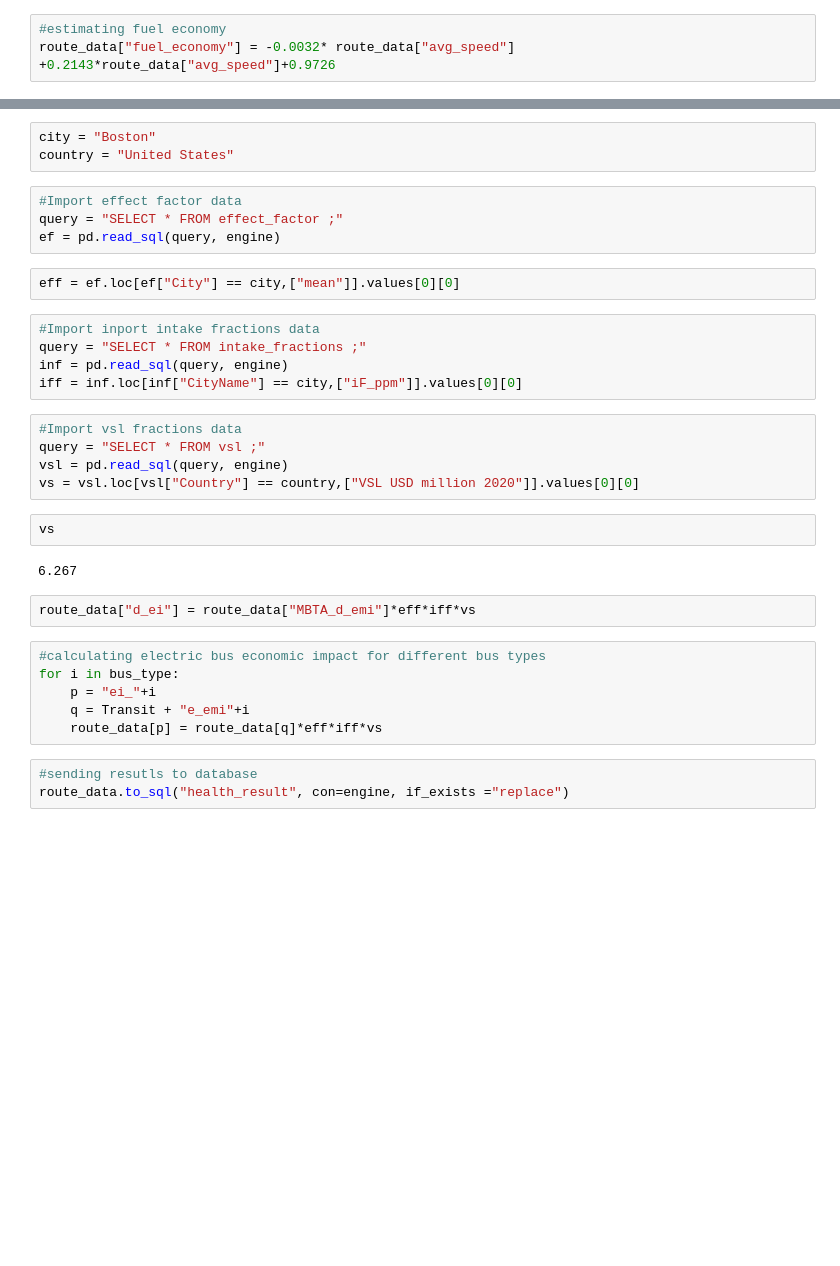
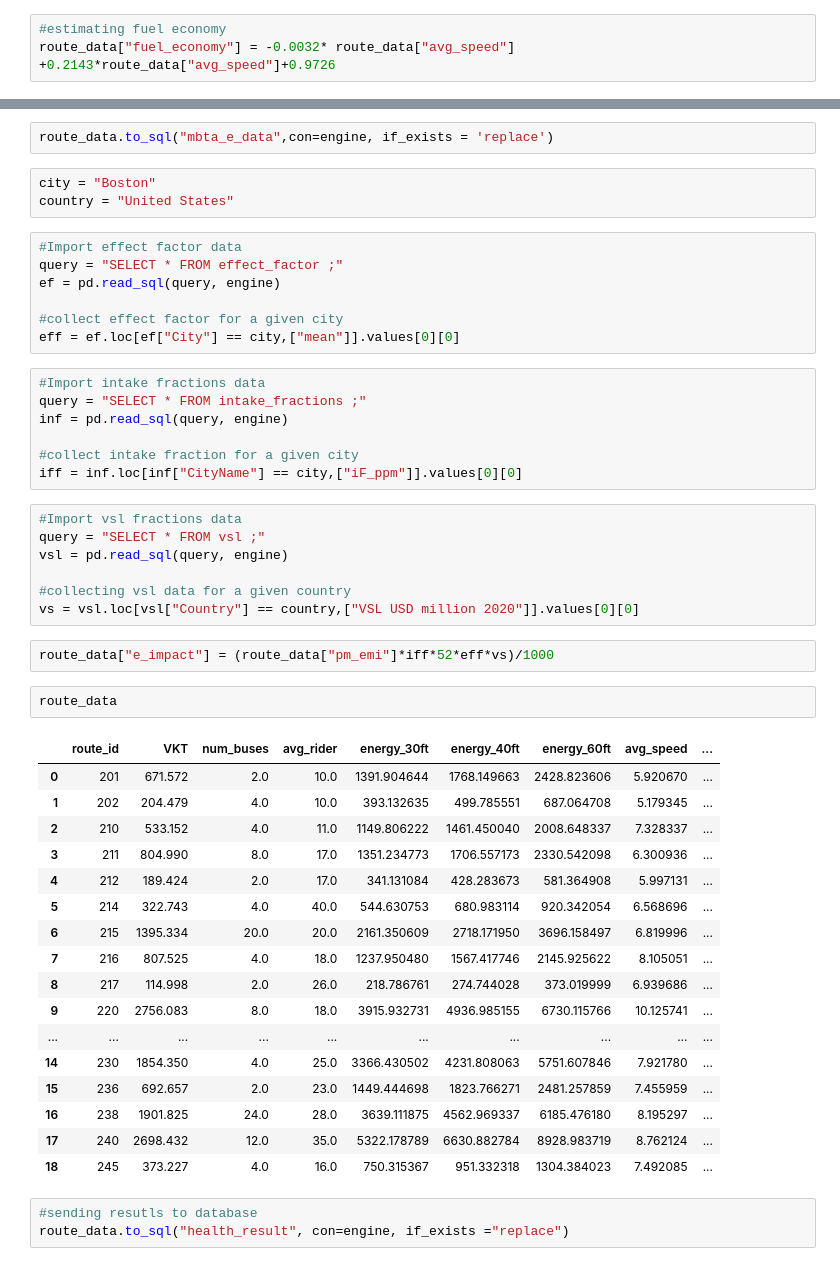
Before and after one commit to UpadhiV/evfleets, a Jupyter notebook: health_impacts .ipynb, the cells around one changed output, grey strips where cells are left out. Saved outputs shown, nothing was run; the diff lists cells and outputs as text; blank space fills up the shorter version.

```diff
--- a/health_impacts .ipynb
+++ b/health_impacts .ipynb
@@ -48,3 +62,5 @@ route_data.head()
+# %%
+route_data.to_sql("mbta_e_data",con=engine, if_exists = 'replace')
 # %%
 city = "Boston"
 country = "United States"
@@ -52,30 +68,45 @@ country = "United States"
 #Import effect factor data
 query = "SELECT * FROM effect_factor ;"
 ef = pd.read_sql(query, engine)
+
+#collect effect factor for a given city
+eff = ef.loc[ef["City"] == city,["mean"]].values[0][0]
-# %%
-eff = ef.loc[ef["City"] == city,["mean"]].values[0][0]
 # %%
-#Import inport intake fractions data
+#Import intake fractions data
 query = "SELECT * FROM intake_fractions ;"
 inf = pd.read_sql(query, engine)
+
+#collect intake fraction for a given city
 iff = inf.loc[inf["CityName"] == city,["iF_ppm"]].values[0][0]
 # %%
 #Import vsl fractions data
 query = "SELECT * FROM vsl ;"
 vsl = pd.read_sql(query, engine)
+
+#collecting vsl data for a given country
 vs = vsl.loc[vsl["Country"] == country,["VSL USD million 2020"]].values[0][0]
-# %%
-vs
-# %% [output]
-6.267
 # %%
-route_data["d_ei"] = route_data["MBTA_d_emi"]*eff*iff*vs
+route_data["e_impact"] = (route_data["pm_emi"]*iff*52*eff*vs)/1000
-# %%
-#calculating electric bus economic impact for different bus types
-for i in bus_type:
-    p = "ei_"+i
-    q = Transit + "e_emi"+i
-    route_data[p] = route_data[q]*eff*iff*vs
+# %%
+route_data
+# %% [output]
+|  | route_id | VKT | num_buses | avg_rider | energy_30ft | energy_40ft | energy_60ft | avg_speed | ... |
+| 0 | 201 | 671.572 | 2.0 | 10.0 | 1391.904644 | 1768.149663 | 2428.823606 | 5.920670 | ... |
+| 1 | 202 | 204.479 | 4.0 | 10.0 | 393.132635 | 499.785551 | 687.064708 | 5.179345 | ... |
+| 2 | 210 | 533.152 | 4.0 | 11.0 | 1149.806222 | 1461.450040 | 2008.648337 | 7.328337 | ... |
+| 3 | 211 | 804.990 | 8.0 | 17.0 | 1351.234773 | 1706.557173 | 2330.542098 | 6.300936 | ... |
+| 4 | 212 | 189.424 | 2.0 | 17.0 | 341.131084 | 428.283673 | 581.364908 | 5.997131 | ... |
+| 5 | 214 | 322.743 | 4.0 | 40.0 | 544.630753 | 680.983114 | 920.342054 | 6.568696 | ... |
+| 6 | 215 | 1395.334 | 20.0 | 20.0 | 2161.350609 | 2718.171950 | 3696.158497 | 6.819996 | ... |
+| 7 | 216 | 807.525 | 4.0 | 18.0 | 1237.950480 | 1567.417746 | 2145.925622 | 8.105051 | ... |
+| 8 | 217 | 114.998 | 2.0 | 26.0 | 218.786761 | 274.744028 | 373.019999 | 6.939686 | ... |
+| 9 | 220 | 2756.083 | 8.0 | 18.0 | 3915.932731 | 4936.985155 | 6730.115766 | 10.125741 | ... |
+| ... | ... | ... | ... | ... | ... | ... | ... | ... | ... |
+| 14 | 230 | 1854.350 | 4.0 | 25.0 | 3366.430502 | 4231.808063 | 5751.607846 | 7.921780 | ... |
+| 15 | 236 | 692.657 | 2.0 | 23.0 | 1449.444698 | 1823.766271 | 2481.257859 | 7.455959 | ... |
+| 16 | 238 | 1901.825 | 24.0 | 28.0 | 3639.111875 | 4562.969337 | 6185.476180 | 8.195297 | ... |
+| 17 | 240 | 2698.432 | 12.0 | 35.0 | 5322.178789 | 6630.882784 | 8928.983719 | 8.762124 | ... |
+| 18 | 245 | 373.227 | 4.0 | 16.0 | 750.315367 | 951.332318 | 1304.384023 | 7.492085 | ... |
 # %%
 #sending resutls to database
 route_data.to_sql("health_result", con=engine, if_exists ="replace")
```
Also changed, not shown: parts of 7 cells of this notebook.
